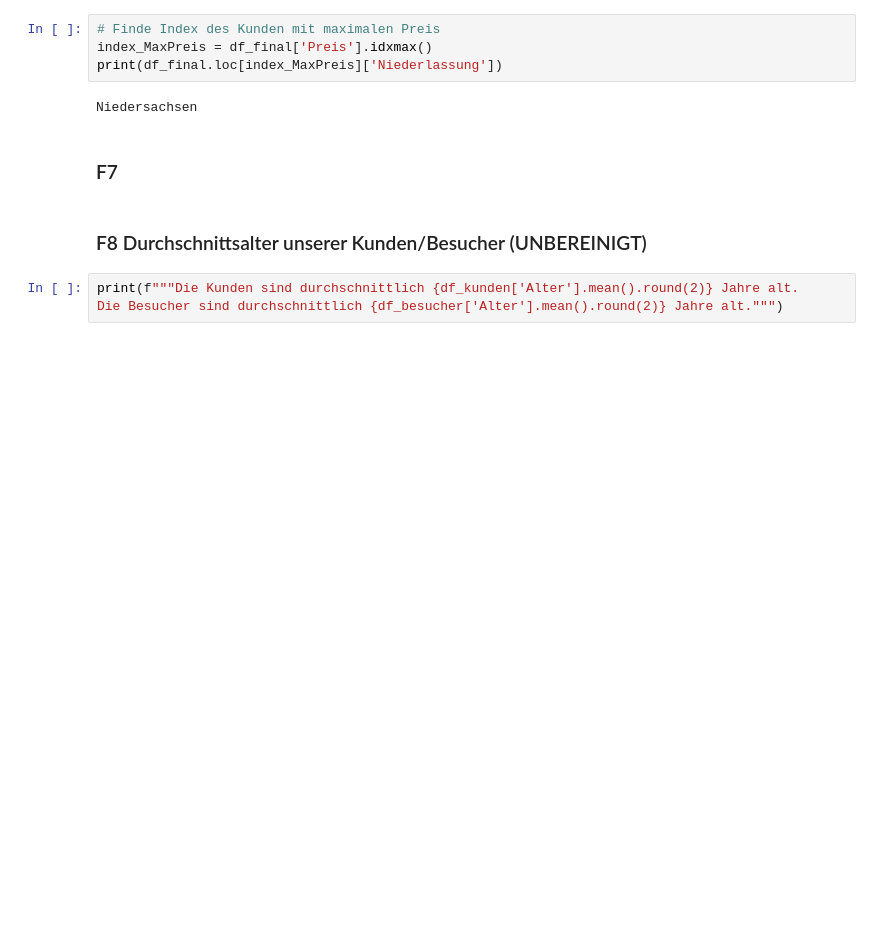
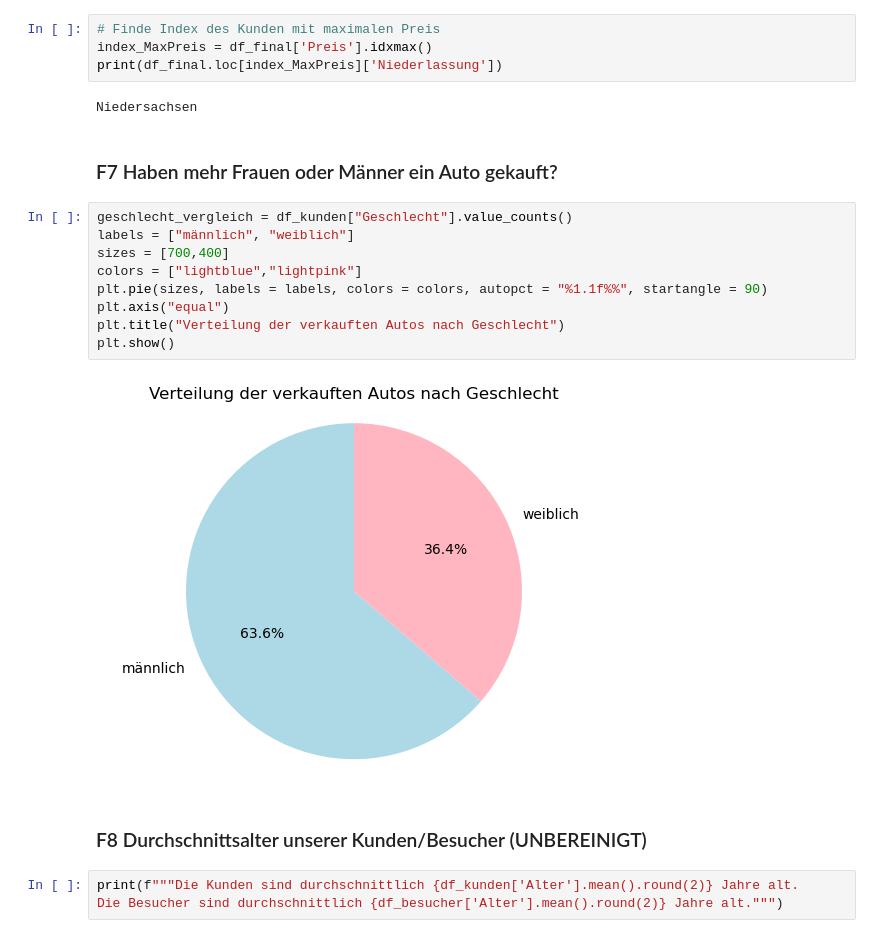
Before and after one commit to EWERLIA/final_projectSS24_Group7, a Jupyter notebook: presentation.ipynb, the cells around one changed output. Saved outputs shown, nothing was run; the diff lists cells and outputs as text; blank space fills up the shorter version.

```diff
--- a/presentation.ipynb
+++ b/presentation.ipynb
@@ -284,8 +284,19 @@ index_MaxPreis = df_final['Preis'].idxmax()
 print(df_final.loc[index_MaxPreis]['Niederlassung'])
 # %% [output]
 Niedersachsen
-# %% [markdown]
-### F7
+# %% [markdown]
+### F7 Haben mehr Frauen oder Männer ein Auto gekauft?
+# %%
+geschlecht_vergleich = df_kunden["Geschlecht"].value_counts()
+labels = ["männlich", "weiblich"]
+sizes = [700,400]
+colors = ["lightblue","lightpink"]
+plt.pie(sizes, labels = labels, colors = colors, autopct = "%1.1f%%", startangle = 90)
+plt.axis("equal")
+plt.title("Verteilung der verkauften Autos nach Geschlecht")
+plt.show()
+# %% [output]
+[figure, added]
 # %% [markdown]
 ### F8 Durchschnittsalter unserer Kunden/Besucher (UNBEREINIGT)
 # %%
```
Also changed, not shown: parts of 8 cells of this notebook.
